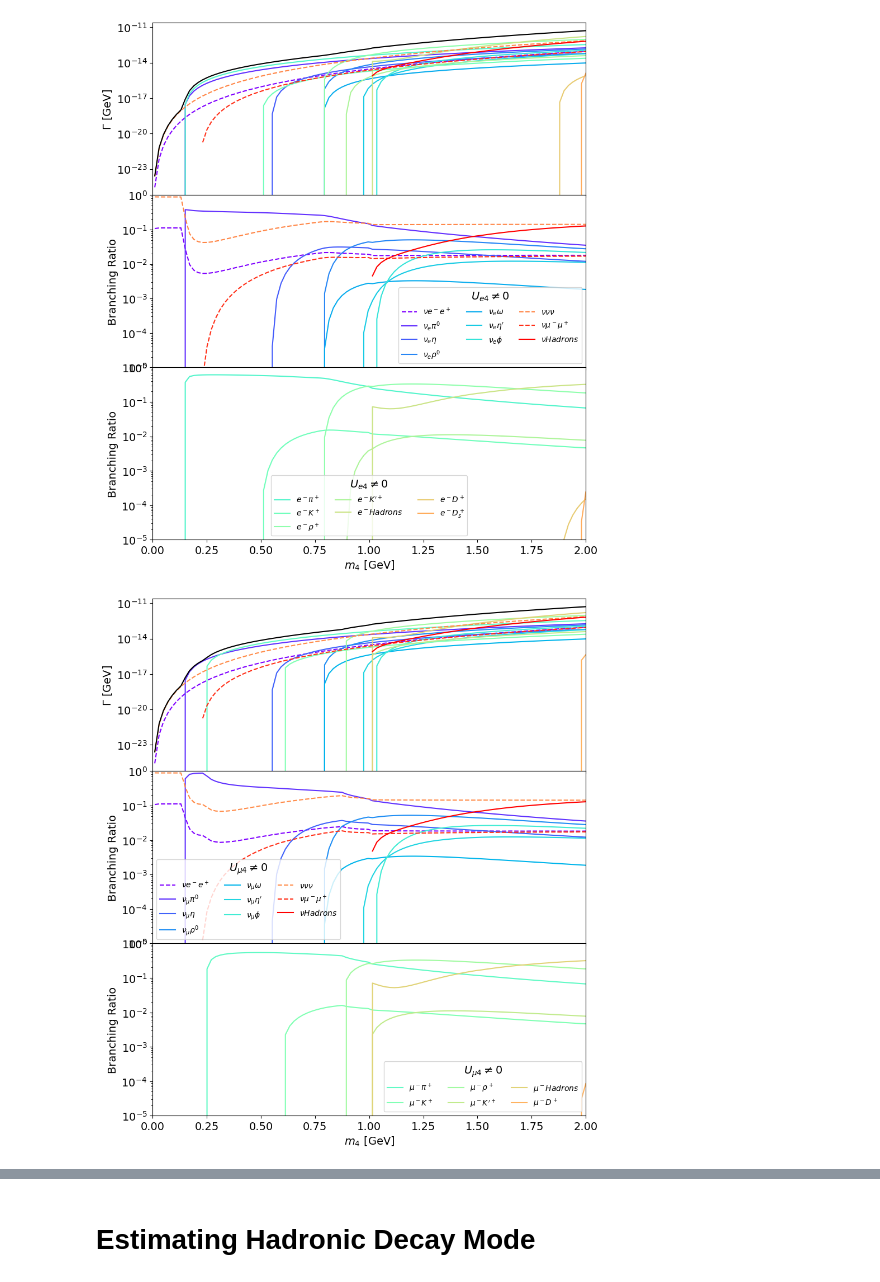
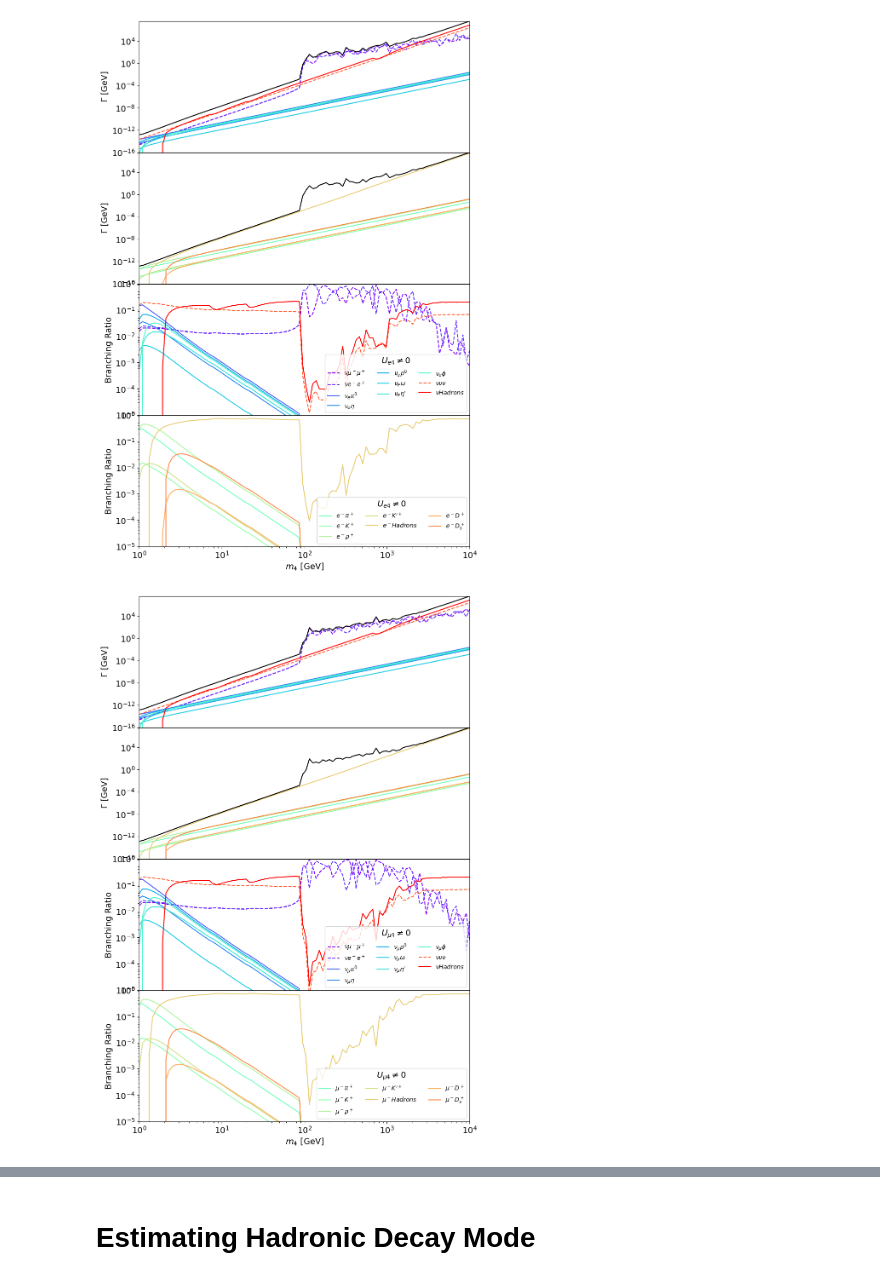
Before and after one commit to nickkamp1/SIREN_KM3NeT, a Jupyter notebook: HNLDecayWidths.ipynb, the cells around one changed output, grey strips where cells are left out. Drawn from its saved outputs; the diff is of its cells as text; code cells hidden in the pictures.

```diff
--- a/HNLDecayWidths.ipynb
+++ b/HNLDecayWidths.ipynb
@@ -23,7 +23,7 @@ latex_labels = {"NuLight":r"\nu",
                 "NuMu":r"\nu_\mu",
                 "NuTau":r"\nu_\tau"}
 
-for meson in ["Pi","K","D","Ds","Rho","KPrime","Eta","EtaPrime","Omega","Phi","E","Mu","Tau"]:
+for meson in ["Qball","Pi","K","D","Ds","Rho","KPrime","Eta","EtaPrime","Omega","Phi","E","Mu","Tau"]:
     lmeson = meson
     if meson=="Ds": lmeson = "D_s"
     if meson=="Pi": lmeson = "\pi"
@@ -48,6 +45,8 @@ The autoreload extension is already loaded. To reload it, use:
 # %%
 mrange = np.linspace(0.01,3,100)
 mrange = np.linspace(0.01,2,100)
+mrange = np.linspace(1,2,100)
+mrange = np.logspace(0,4,100)
 
 decay_width_dict_e = {}
 decay_width_dict_mu = {}
@@ -60,6 +59,7 @@ Utau4 = 0
 
 for m4 in mrange:
     print("%2.2f/%2.2f"%(m4,mrange[-1]),end="\r")
+    print()
 
     # e only
     decay_widths = get_decay_widths(m4, 1, 0, 0)
@@ -82,10 +82,10 @@ for m4 in mrange:
             decay_width_dict_tau[channel] = []
         decay_width_dict_tau[channel].append([m4,width])
 
-    # all flavors
-    decay_widths = get_decay_widths(m4, 1./3., 1./3., 1./3.)
-    for channel,width in decay_widths.items():
-        if channel not in decay_width_dict_all.keys():
-            decay_width_dict_all[channel] = []
-        decay_width_dict_all[channel].append([m4,width])
+    # # all flavors
+    # decay_widths = get_decay_widths(m4, 1./3., 1./3., 1./3.)
+    # for channel,width in decay_widths.items():
+    #     if channel not in decay_width_dict_all.keys():
+    #         decay_width_dict_all[channel] = []
+    #     decay_width_dict_all[channel].append([m4,width])
 # %% [output]
@@ -95,9 +111,10 @@ for m4 in mrange:
 for i,decay_width_dict in enumerate([decay_width_dict_e,
                                       decay_width_dict_mu,
                                       decay_width_dict_tau,
-                                      decay_width_dict_all]):
+                                      #decay_width_dict_all
+                                    ]):
 
-    fig,ax = plt.subplots(3,1,figsize=(10,12),sharex=True)
+    fig,ax = plt.subplots(4,1,figsize=(10,16),sharex=True)
     plt.subplots_adjust(wspace=0, hspace=0)
 
     N = sum([sum(np.array(x)[:,-1])>0 for x in decay_width_dict.values()])
@@ -116,49 +133,51 @@ for i,decay_width_dict in enumerate([decay_width_dict_e,
             color = "black"
         if len(channel)==2:
             label = r"$%s"%(latex_labels[str(channel[0])[13:]]) + \
                     r" %s$"%(latex_labels[str(channel[1])[13:]])
         elif len(channel)==3:
             label = r"$%s"%(latex_labels[str(channel[0])[13:]]) + \
                     r" %s"%(latex_labels[str(channel[1])[13:]]) + \
                     r" %s$"%(latex_labels[str(channel[2])[13:]])
             ls = "--"
-        ax[0].plot(np.array(widths)[:,0],np.array(widths)[:,1],color=color,ls=ls)
         if channel!="total":
             if channel[0] in [siren.dataclasses.Particle.NuE,
                               siren.dataclasses.Particle.NuMu,
                               siren.dataclasses.Particle.NuTau,
                               siren.dataclasses.Particle.NuLight]:
+                axnum = 0
+            else:
                 axnum = 1
-            else:
-                axnum = 2
+            ax[axnum].plot(np.array(widths)[:,0],np.array(widths)[:,1],color=color,ls=ls)
             mass_flag = np.array(widths)[:,0]
             mass_indices = np.where(np.in1d(np.array(decay_width_dict["total"])[:,0], np.array(widths)[:,0]))[0]
             y = np.array(widths)[:,1]/(np.array(decay_width_dict["total"])[mass_indices,1])
-            ax[axnum].plot(np.array(widths)[:,0],y,label=label,color=color,ls=ls)
-    ax[0].semilogy()
-    ax[2].set_xlabel(r"$m_4$ [GeV]",fontsize=14)
+            ax[axnum+2].plot(np.array(widths)[:,0],y,label=label,color=color,ls=ls)
+        else:
+            ax[0].plot(np.array(widths)[:,0],np.array(widths)[:,1],color=color,ls=ls)
+            ax[1].plot(np.array(widths)[:,0],np.array(widths)[:,1],color=color,ls=ls)
+    ax[3].set_xlabel(r"$m_4$ [GeV]",fontsize=14)
     ax[0].set_ylabel(r"$\Gamma$ [GeV]",fontsize=14)
-    ax[1].set_ylabel(r"Branching Ratio",fontsize=14)
+    ax[1].set_ylabel(r"$\Gamma$ [GeV]",fontsize=14)
     ax[2].set_ylabel(r"Branching Ratio",fontsize=14)
-    ax[0].tick_params(axis="both",labelsize=14)
-    ax[1].tick_params(axis="both",labelsize=14)
-    ax[2].tick_params(axis="both",labelsize=14)
-    ax[0].set_xlim(0,mrange[-1])
-    #ax[0].set_ylim(1e-20)
-    ax[1].semilogy()
-    ax[2].semilogy()
-    ax[1].set_ylim(1e-5,1)
+    ax[3].set_ylabel(r"Branching Ratio",fontsize=14)
+    ax[0].set_xlim(mrange[0],mrange[-1])
+    ax[0].set_ylim(1e-16)
+    ax[1].set_ylim(1e-16)
     ax[2].set_ylim(1e-5,1)
+    ax[3].set_ylim(1e-5,1)
+    for _i in range(4):
+        ax[_i].loglog()
+        ax[_i].tick_params(axis="both",labelsize=14)
     if i==0: title = r"$U_{e 4} \neq 0$"
     if i==1: title = r"$U_{\mu 4} \neq 0$"
     if i==2: title = r"$U_{\tau 4} \neq 0$"
     if i==3: title = r"$U_{e 4} = U_{\mu 4} = U_{\tau 4}$"
-    l1 = ax[1].legend(ncol=3,title=title)
-    l2 = ax[2].legend(ncol=3,title=title)
+    l1 = ax[2].legend(ncol=3,title=title)
+    l2 = ax[3].legend(ncol=3,title=title)
     l1.get_title().set_fontsize('14')
     l2.get_title().set_fontsize('14')
     plt.savefig("DecayWidths%d.pdf"%i,dpi=100)
     plt.show()
 # %% [output]
-[figure, old version]
+[figure, new version]
-[figure, old version]
+[figure, new version]
```
Also changed, not shown: parts of 8 cells of this notebook, 1 other file.
